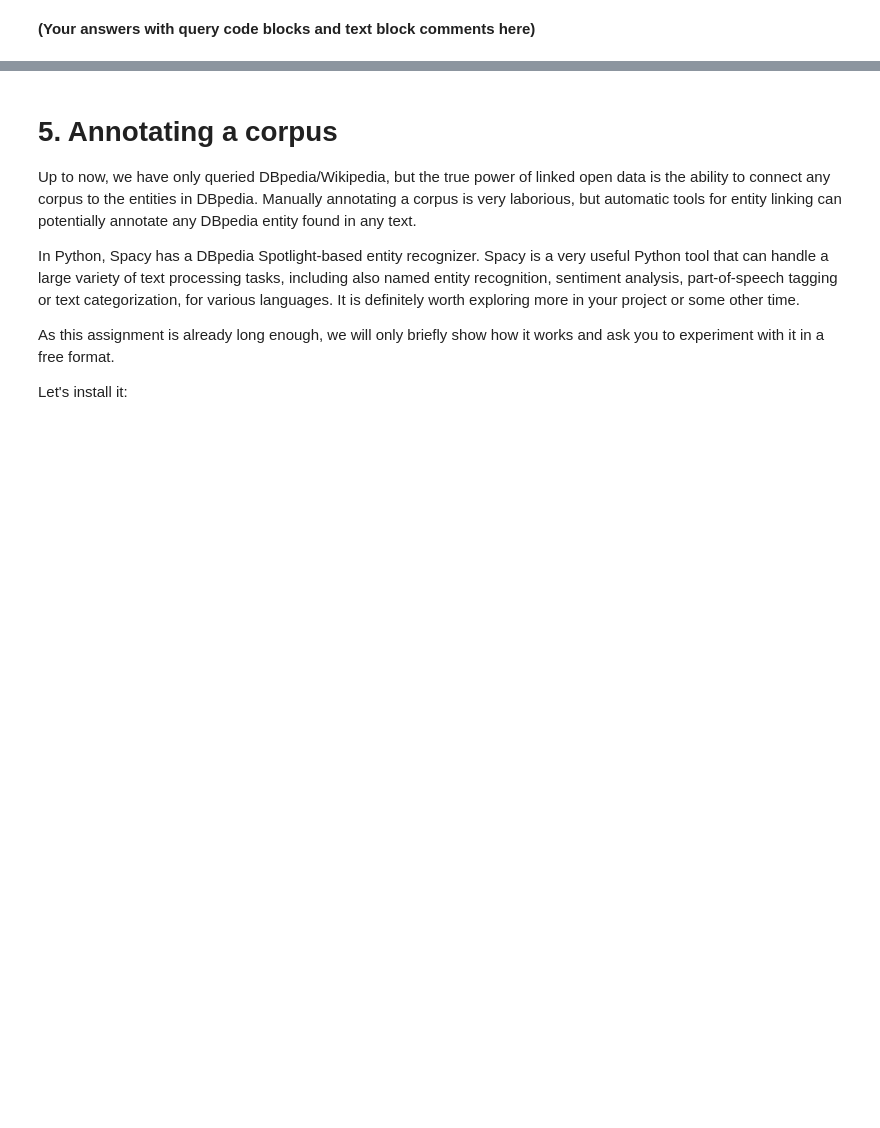
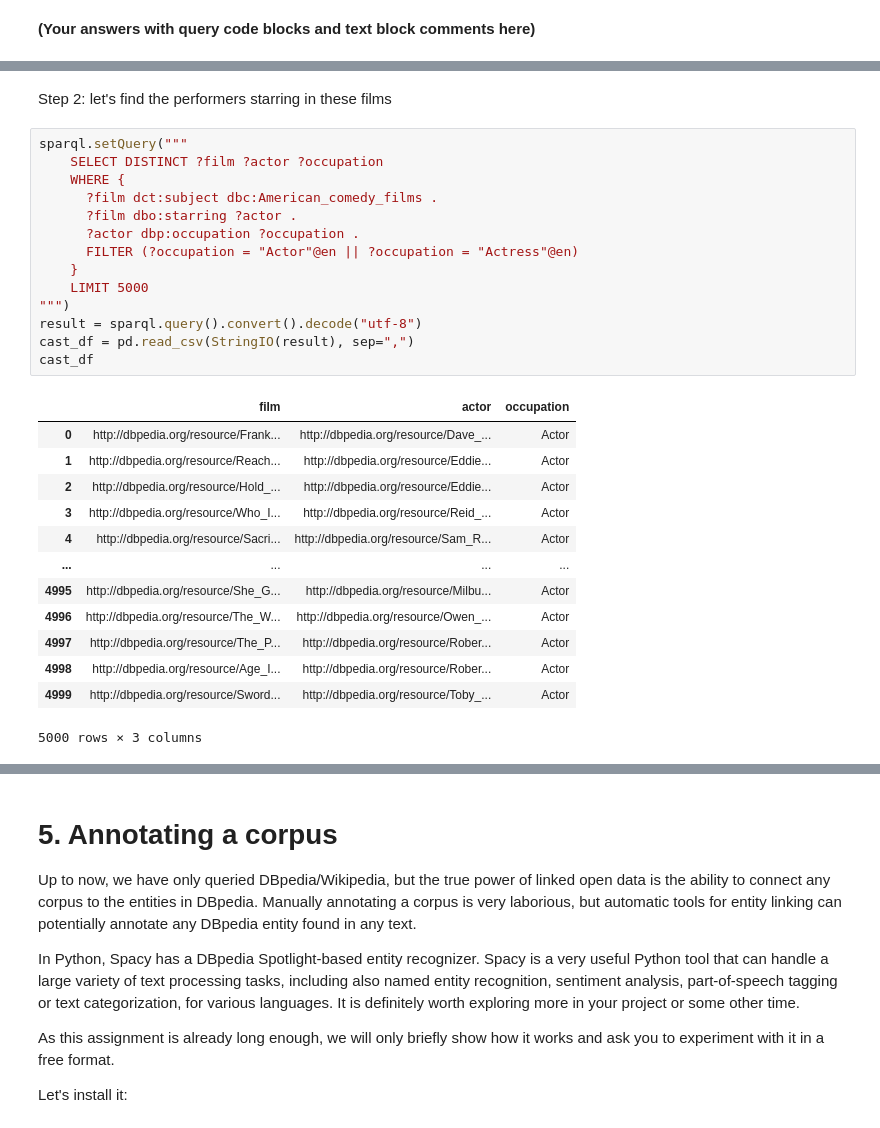
Before and after one commit to NadiyaYakhina/DDR_W3, a Jupyter notebook: 3_lodwanderlust.ipynb, the cells around one changed output, grey strips where cells are left out. Saved outputs shown, nothing was run; the diff lists cells and outputs as text; blank space fills up the shorter version.

```diff
--- a/3_lodwanderlust.ipynb
+++ b/3_lodwanderlust.ipynb
@@ -695,0 +864,30 @@ In a similar way as the example walk, make your own walk through DBpedia/Wikiped
+# %% [markdown]
+Step 2: let's find the performers starring in these films
+# %%
+sparql.setQuery("""
+    SELECT DISTINCT ?film ?actor ?occupation
+    WHERE {
+      ?film dct:subject dbc:American_comedy_films .
+      ?film dbo:starring ?actor .
+      ?actor dbp:occupation ?occupation .
+      FILTER (?occupation = "Actor"@en || ?occupation = "Actress"@en)
+    }
+    LIMIT 5000
+""")
+result = sparql.query().convert().decode("utf-8")
+cast_df = pd.read_csv(StringIO(result), sep=",")
+cast_df
+# %% [output]
+|  | film | actor | occupation |
+| 0 | http://dbpedia.org/resource/Frank... | http://dbpedia.org/resource/Dave_... | Actor |
+| 1 | http://dbpedia.org/resource/Reach... | http://dbpedia.org/resource/Eddie... | Actor |
+| 2 | http://dbpedia.org/resource/Hold_... | http://dbpedia.org/resource/Eddie... | Actor |
+| 3 | http://dbpedia.org/resource/Who_I... | http://dbpedia.org/resource/Reid_... | Actor |
+| 4 | http://dbpedia.org/resource/Sacri... | http://dbpedia.org/resource/Sam_R... | Actor |
+| ... | ... | ... | ... |
+| 4995 | http://dbpedia.org/resource/She_G... | http://dbpedia.org/resource/Milbu... | Actor |
+| 4996 | http://dbpedia.org/resource/The_W... | http://dbpedia.org/resource/Owen_... | Actor |
+| 4997 | http://dbpedia.org/resource/The_P... | http://dbpedia.org/resource/Rober... | Actor |
+| 4998 | http://dbpedia.org/resource/Age_I... | http://dbpedia.org/resource/Rober... | Actor |
+| 4999 | http://dbpedia.org/resource/Sword... | http://dbpedia.org/resource/Toby_... | Actor |
+5000 rows × 3 columns
```
Also changed, not shown: parts of 38 cells of this notebook.
